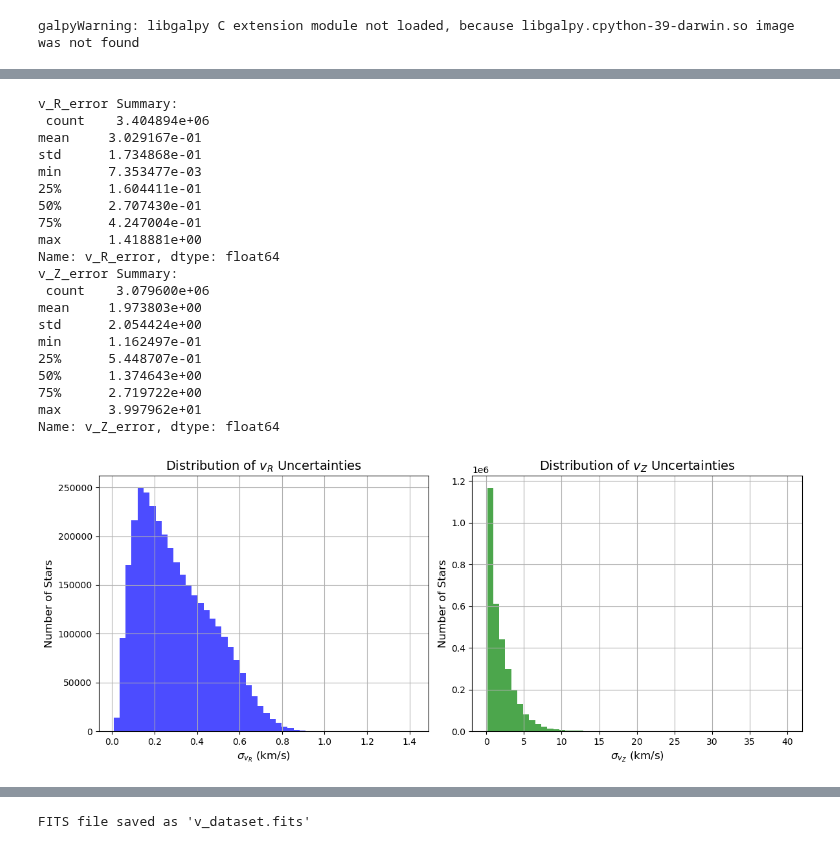
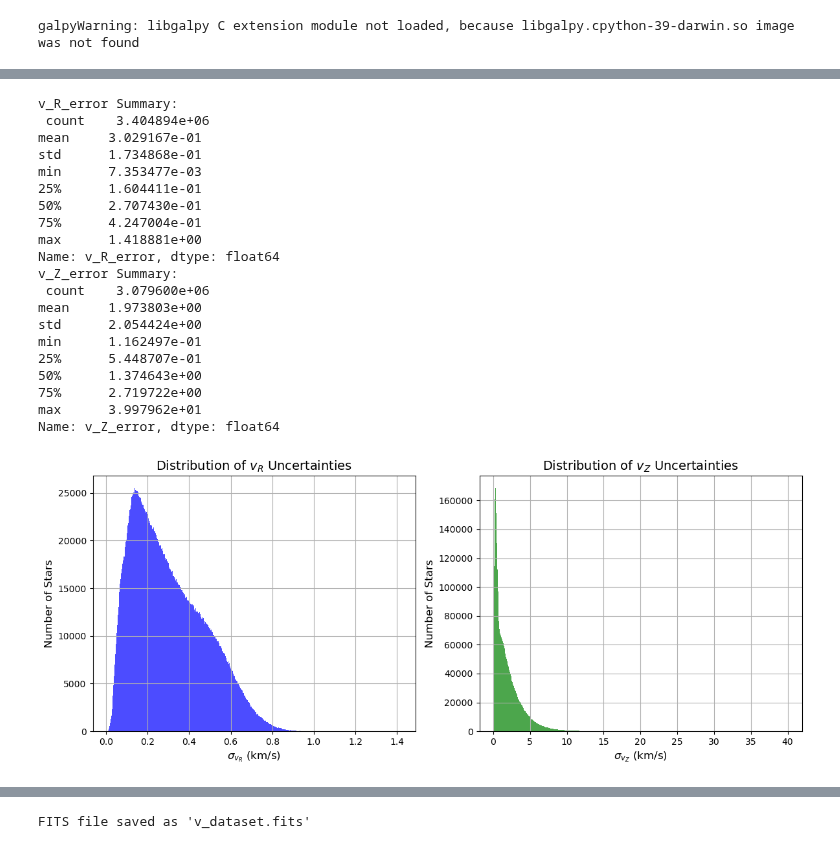
Before and after one commit to raunaq-rai/Disentangling-the-Milky-Way-using-GMM, a Jupyter notebook: Figure_3.ipynb, the cells around one changed output, grey strips where cells are left out. Saved outputs shown, nothing was run; the diff lists cells and outputs as text; code cells hidden in the pictures.

```diff
--- a/Figure_3.ipynb
+++ b/Figure_3.ipynb
@@ -127,42 +145,42 @@ print("v_Z_error Summary:\n", df_vphi['v_Z_error'].describe())
 # Plot histograms for v_R and v_Z uncertainties
 fig, axs = plt.subplots(1, 2, figsize=(12, 5))
 
-axs[0].hist(df_vphi['v_R_error'], bins=50, color='b', alpha=0.7)
+axs[0].hist(df_vphi['v_R_error'], bins=500, color='b', alpha=0.7)
 axs[0].set_xlabel(r'$\sigma_{v_R}$ (km/s)', fontsize=12)
 axs[0].set_ylabel('Number of Stars', fontsize=12)
 axs[0].set_title('Distribution of $v_R$ Uncertainties', fontsize=14)
 axs[0].grid(True)
 
-axs[1].hist(df_vphi['v_Z_error'], bins=50, color='g', alpha=0.7)
+axs[1].hist(df_vphi['v_Z_error'], bins=500, color='g', alpha=0.7)
 axs[1].set_xlabel(r'$\sigma_{v_Z}$ (km/s)', fontsize=12)
 axs[1].set_ylabel('Number of Stars', fontsize=12)
 axs[1].set_title('Distribution of $v_Z$ Uncertainties', fontsize=14)
 axs[1].grid(True)
 
 plt.tight_layout()
 plt.show()
 # %% [output]
 v_R_error Summary:
  count    3.404894e+06
 mean     3.029167e-01
 std      1.734868e-01
 min      7.353477e-03
 25%      1.604411e-01
 50%      2.707430e-01
 75%      4.247004e-01
 max      1.418881e+00
 Name: v_R_error, dtype: float64
 v_Z_error Summary:
  count    3.079600e+06
 mean     1.973803e+00
 std      2.054424e+00
 min      1.162497e-01
 25%      5.448707e-01
 50%      1.374643e+00
 75%      2.719722e+00
 max      3.997962e+01
 Name: v_Z_error, dtype: float64
-[figure, old version]
+[figure, new version]
 # %%
 df_vphi.head()
 # %% [output]
```
Also changed, not shown: parts of 1 cell of this notebook.
